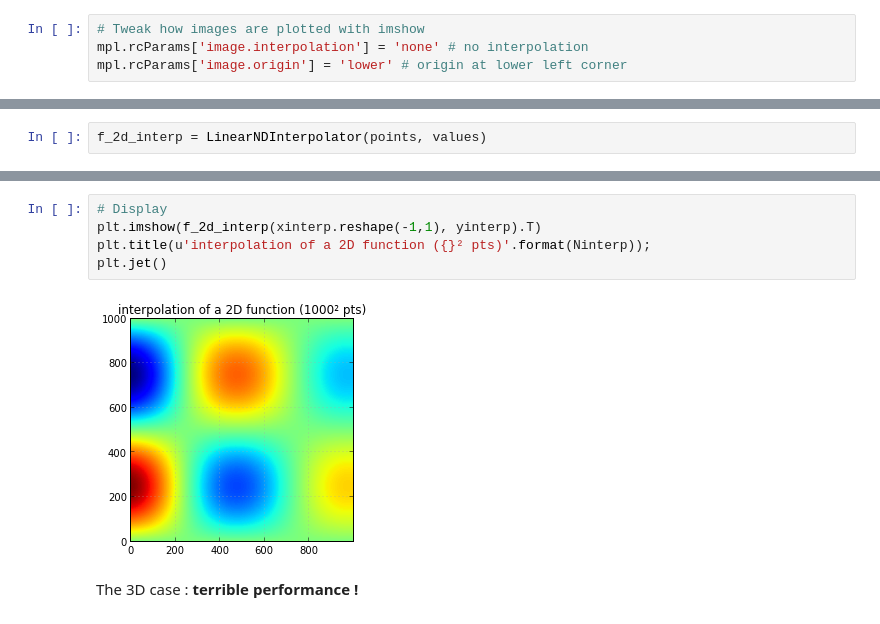
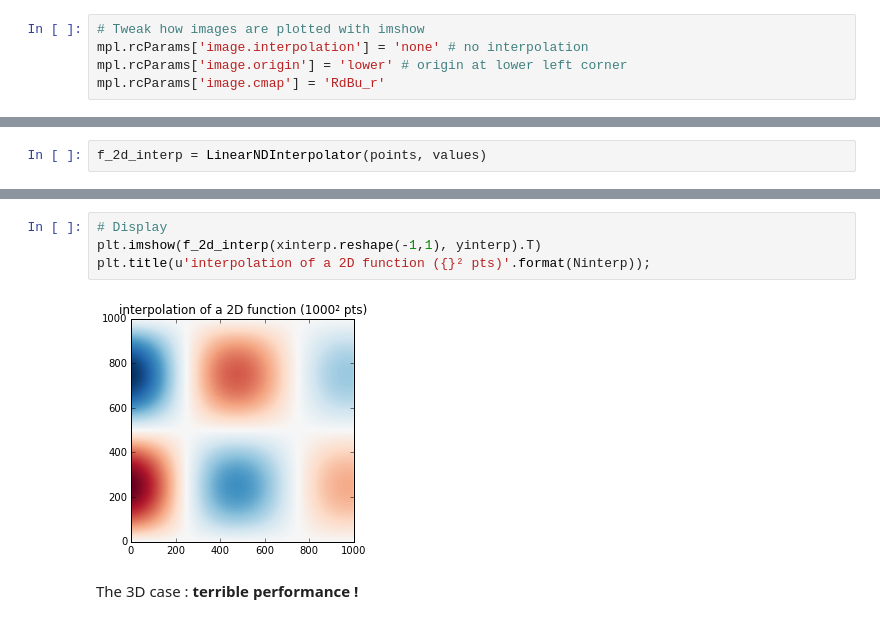
Before and after one commit to pierre-haessig/stodynprog, a Jupyter notebook: stodynprog/linear_interp_benchmark.ipynb, the cells around one changed output, grey strips where cells are left out. Saved outputs shown, nothing was run; the diff lists cells and outputs as text.

```diff
--- a/stodynprog/linear_interp_benchmark.ipynb
+++ b/stodynprog/linear_interp_benchmark.ipynb
@@ -26,6 +37,7 @@ from dolointerpolation import MultilinearInterpolator
 # Tweak how images are plotted with imshow
 mpl.rcParams['image.interpolation'] = 'none' # no interpolation
 mpl.rcParams['image.origin'] = 'lower' # origin at lower left corner
+mpl.rcParams['image.cmap'] = 'RdBu_r'
 # %% [markdown]
 ## 1) Define a simple interpolation problem
 # %%
@@ -121,10 +136,9 @@ f_2d_interp = LinearNDInterpolator(points, values)
 # %%
 # Display
 plt.imshow(f_2d_interp(xinterp.reshape(-1,1), yinterp).T)
 plt.title(u'interpolation of a 2D function ({}² pts)'.format(Ninterp));
-plt.jet()
 # %% [output]
-[figure, old version]
+[figure, new version]
 # %% [markdown]
 The 3D case : __terrible performance !__
 # %%
```
Also changed, not shown: parts of 41 cells of this notebook, 2 other files.
